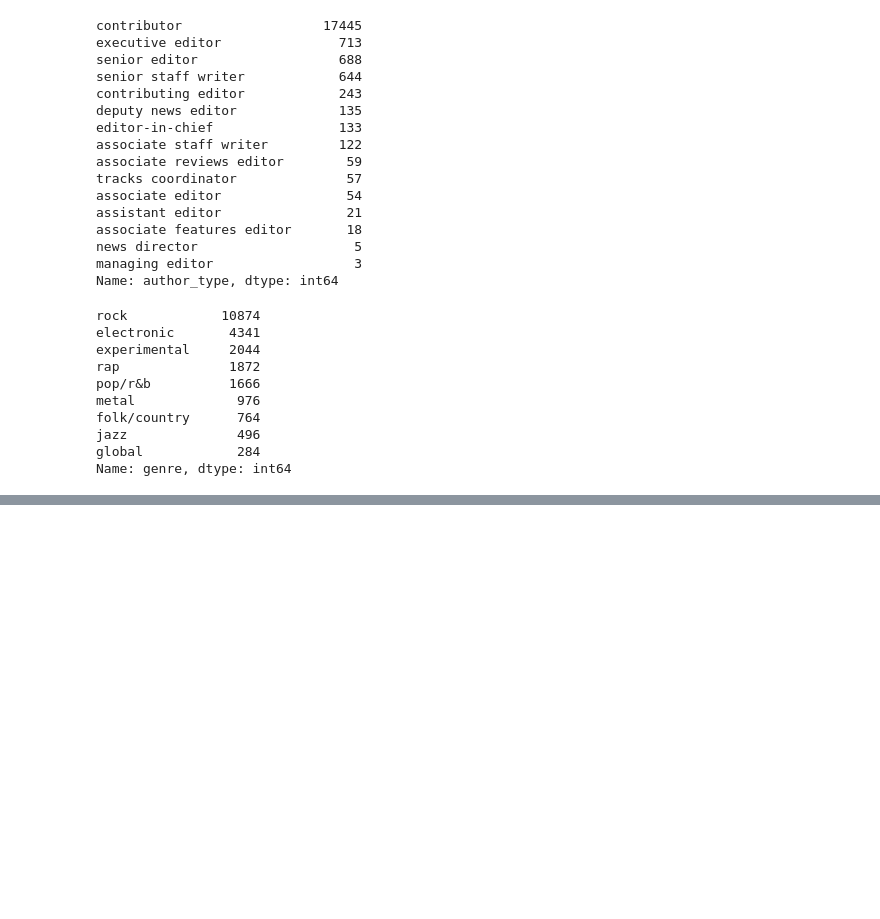
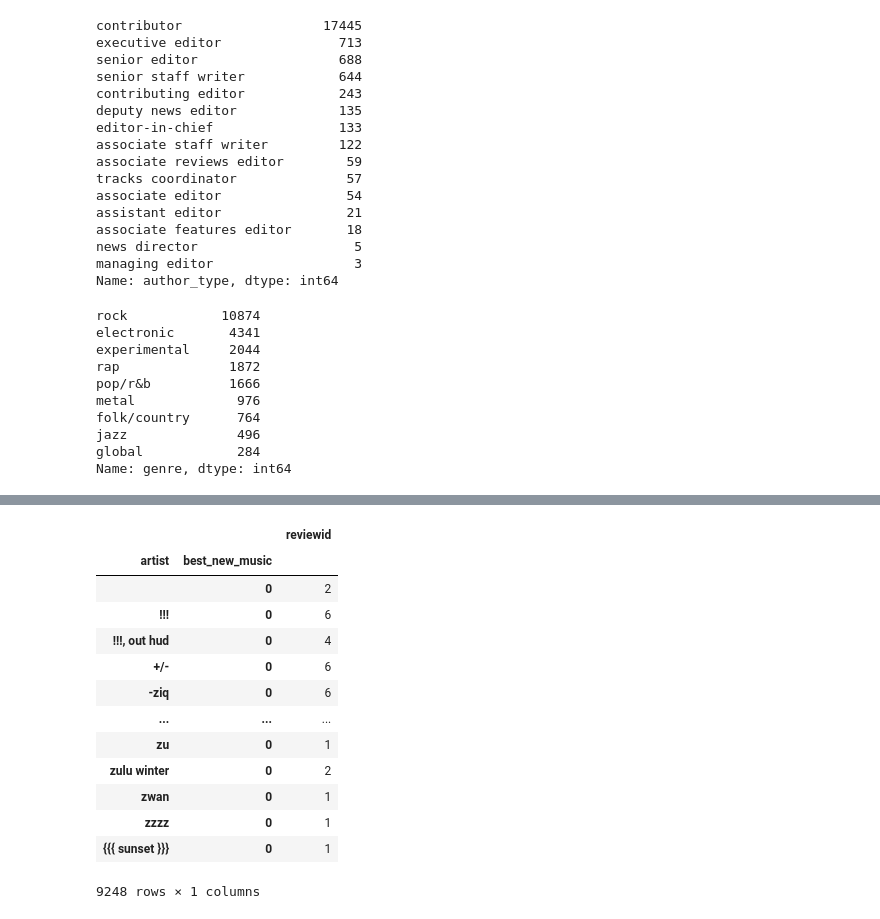
Before and after one commit to JonahFlateman/SQLproject, a Jupyter notebook: Untitled.ipynb, the cells around one changed output, grey strips where cells are left out. Saved outputs shown, nothing was run; the diff lists cells and outputs as text; code cells hidden in the pictures; blank space fills up the shorter version.

Commit message:
pandas groupbys

```diff
--- a/Untitled.ipynb
+++ b/Untitled.ipynb
@@ -275,0 +295,19 @@ df_joined.year = df_joined.year.fillna('none')
+# %%
+df_bnm_counts = pd.DataFrame(df_joined.groupby(['artist','best_new_music'])['reviewid'].count())
+# %%
+df_bnm_counts
+# %% [output]
+|  |  | reviewid |
+| artist | best_new_music |  |
+|  | 0 | 2 |
+| !!! | 0 | 6 |
+| !!!, out hud | 0 | 4 |
+| +/- | 0 | 6 |
+| -ziq | 0 | 6 |
+| ... | ... | ... |
+| zu | 0 | 1 |
+| zulu winter | 0 | 2 |
+| zwan | 0 | 1 |
+| zzzz | 0 | 1 |
+| {{{ sunset }}} | 0 | 1 |
+9248 rows × 1 columns
```
Also changed, not shown: parts of 3 cells of this notebook.
